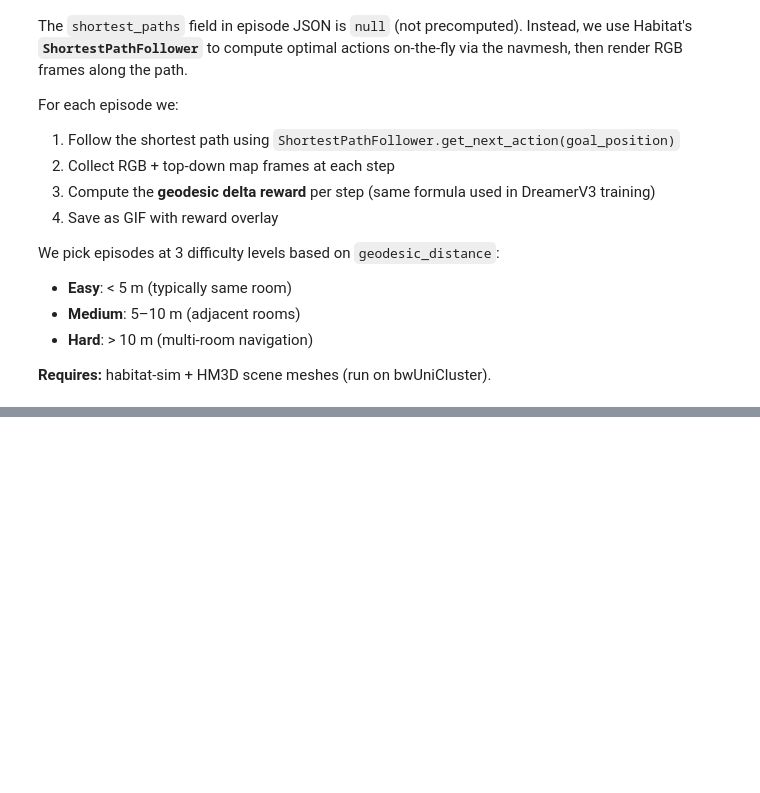
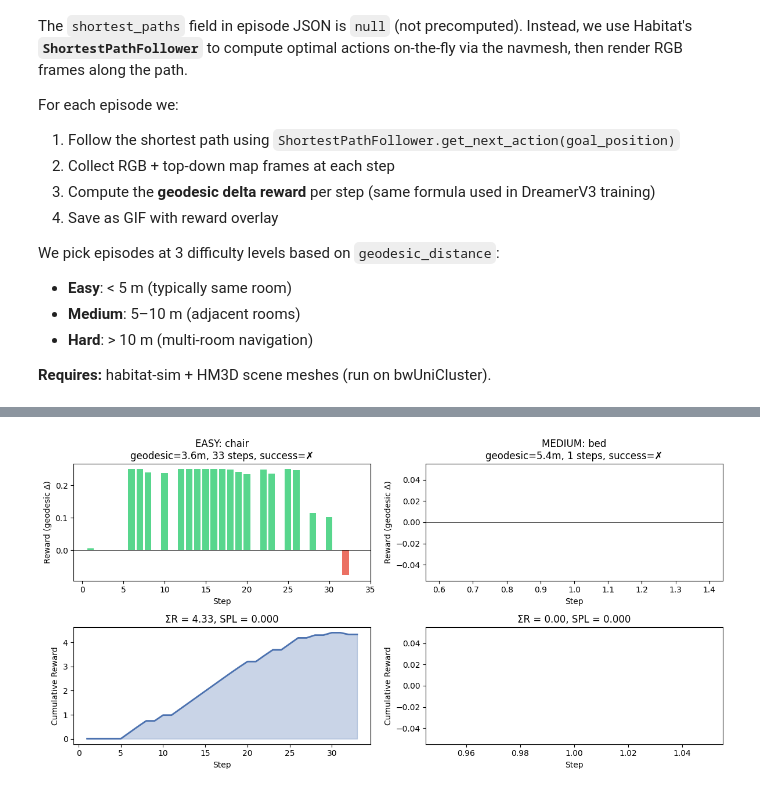
Before and after one commit to LSailer/Master-Thesis-3D-VLA, a Jupyter notebook: modules/envs/notebooks/habitat_objectnav_benchmark.ipynb, the cells around one changed output, grey strips where cells are left out. Saved outputs shown, nothing was run; the diff lists cells and outputs as text; code cells hidden in the pictures; blank space fills up the shorter version.

```diff
--- a/modules/envs/notebooks/habitat_objectnav_benchmark.ipynb
+++ b/modules/envs/notebooks/habitat_objectnav_benchmark.ipynb
@@ -1007,39 +1172,42 @@ else:
 # %%
 # Reward analysis: per-step and cumulative reward for each difficulty
-if HAS_HABITAT and glb_files and results:
+if glb_files and results:
     n = len(results)
     fig, axes = plt.subplots(2, n, figsize=(6 * n, 6), squeeze=False)
 
     for col, (difficulty, result) in enumerate(results.items()):
         rewards = result["rewards"]
         steps = np.arange(1, len(rewards) + 1)
         cum_rewards = np.cumsum(rewards)
         ep_data = selected[difficulty]
         gd = ep_data["info"]["geodesic_distance"]
         cat = ep_data["object_category"]
 
         # Per-step reward
         ax = axes[0, col]
         colors = ["#2ecc71" if r > 0 else "#e74c3c" for r in rewards]
         ax.bar(steps, rewards, color=colors, width=0.8, alpha=0.8)
         ax.axhline(0, color="black", linewidth=0.5)
         ax.set_xlabel("Step")
         ax.set_ylabel("Reward (geodesic Δ)")
+        success_mark = "✓" if result["success"] else "✗"
         ax.set_title(f"{difficulty.upper()}: {cat}\n"
                      f"geodesic={gd:.1f}m, {result['n_steps']} steps, "
-                     f"success={'✓' if result['success'] else '✗'}")
+                     f"success={success_mark}")
 
         # Cumulative reward
         ax2 = axes[1, col]
         ax2.fill_between(steps, cum_rewards, alpha=0.3, color="#4C72B0")
         ax2.plot(steps, cum_rewards, color="#4C72B0", linewidth=2)
         ax2.set_xlabel("Step")
         ax2.set_ylabel("Cumulative Reward")
         ax2.set_title(f"ΣR = {cum_rewards[-1]:.2f}, SPL = {result['spl']:.3f}")
 
     plt.tight_layout()
     plt.show()
 else:
     print("Skipped — no results to plot.")
+# %% [output]
+[figure, added]
 # %%
 # Summary table: compare shortest path performance across difficulty levels
```
Also changed, not shown: parts of 13 cells of this notebook, 1 other file.
